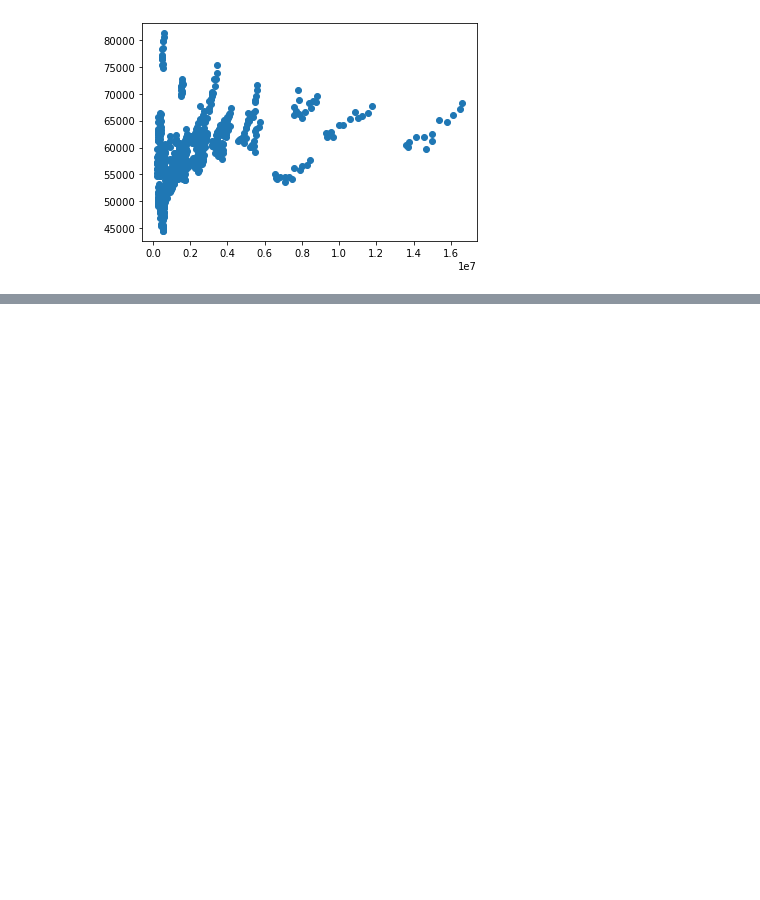
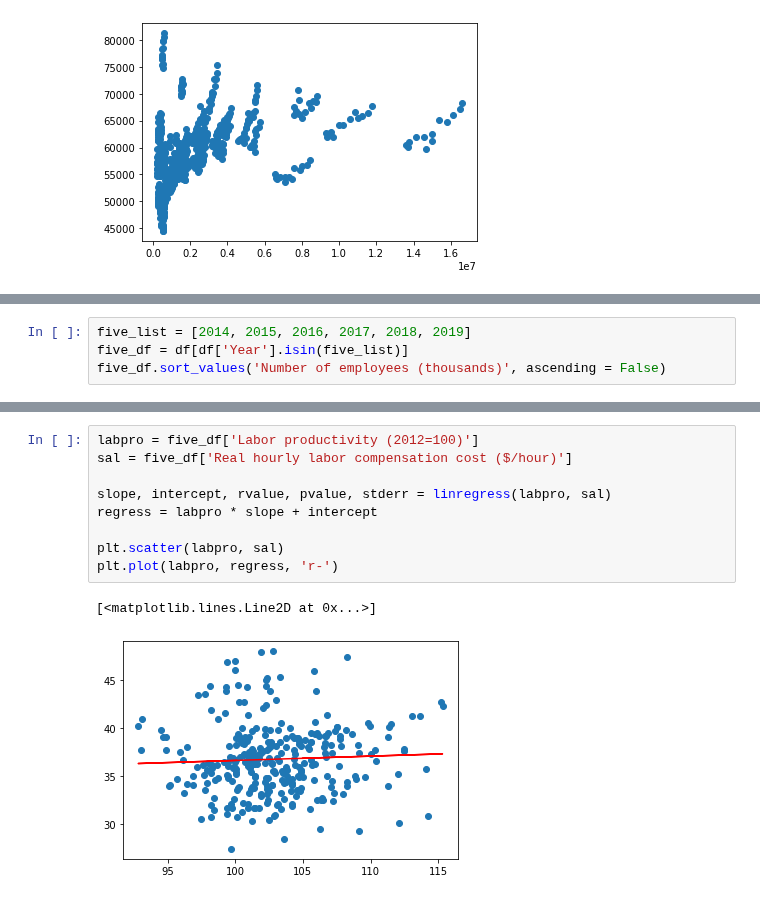
Before and after one commit to Blashford/Next-Factory-ACME, a Jupyter notebook: starter_notebook.ipynb, the cells around one changed output, grey strips where cells are left out. Cells and saved outputs as stored; diff of their text form; blank space fills up the shorter version.

```diff
--- a/starter_notebook.ipynb
+++ b/starter_notebook.ipynb
@@ -197,0 +233,4 @@ oregon
+# %%
+five_list = [2014, 2015, 2016, 2017, 2018, 2019]
+five_df = df[df['Year'].isin(five_list)]
+five_df.sort_values('Number of employees (thousands)', ascending = False)
@@ -197,0 +272,12 @@ oregon
+# %%
+labpro = five_df['Labor productivity (2012=100)']
+sal = five_df['Real hourly labor compensation cost ($/hour)']
+
+slope, intercept, rvalue, pvalue, stderr = linregress(labpro, sal)
+regress = labpro * slope + intercept
+
+plt.scatter(labpro, sal)
+plt.plot(labpro, regress, 'r-')
+# %% [output]
+[<matplotlib.lines.Line2D at 0x...>]
+[figure, added]
```
Also changed, not shown: parts of 11 cells of this notebook.
